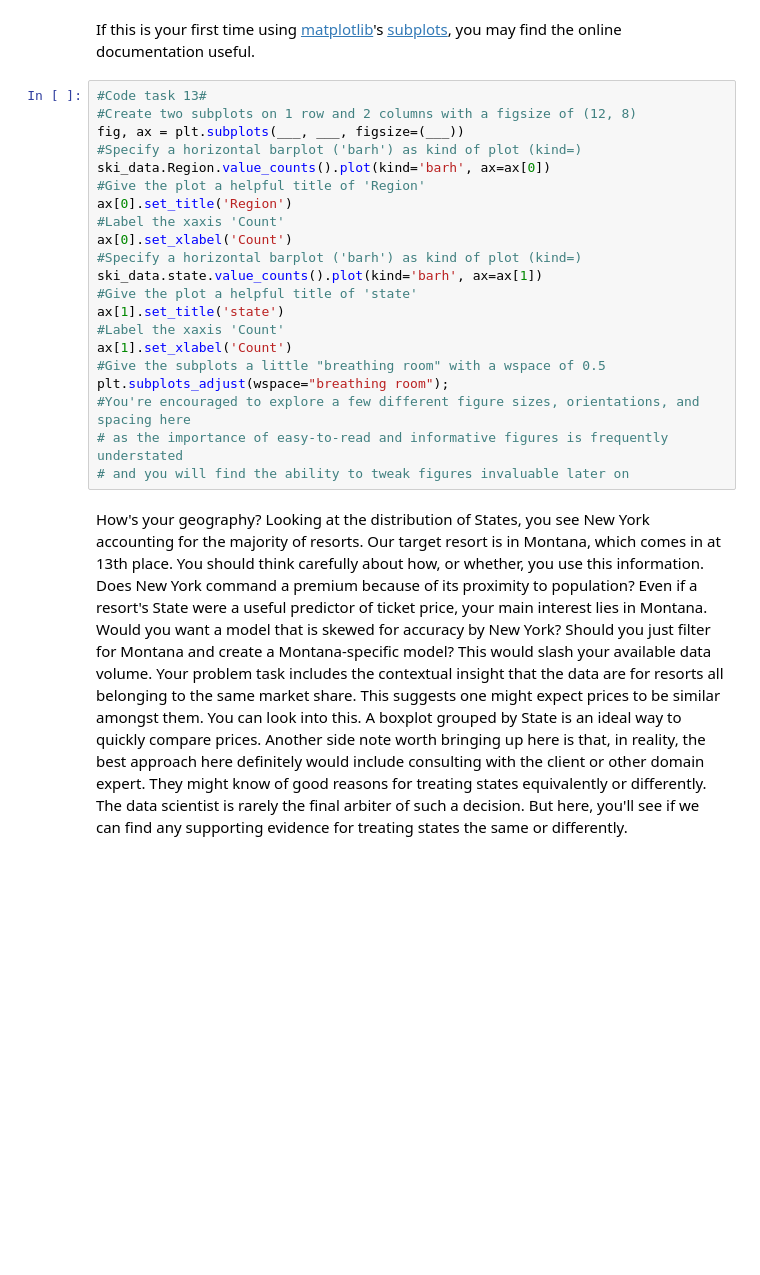
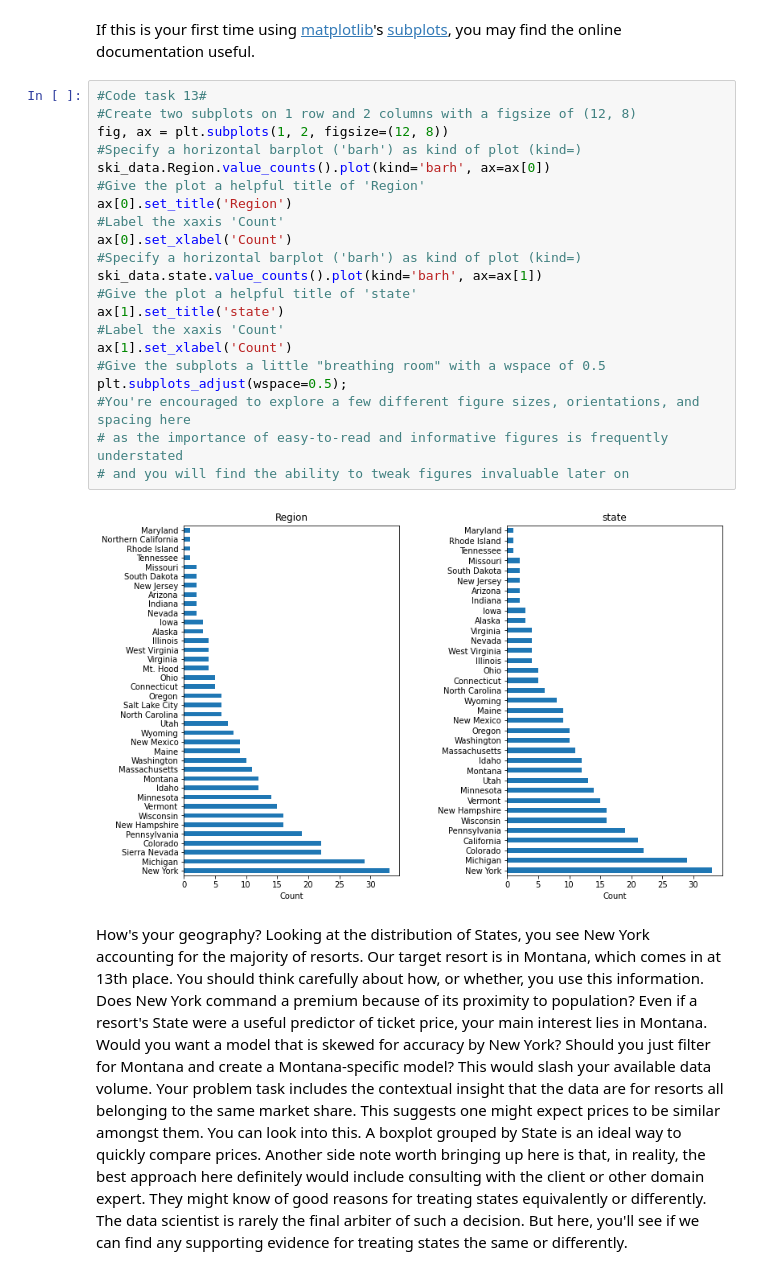
Before and after one commit to ivanjwebb/DataScienceGuidedCapstone, a Jupyter notebook: Notebooks/datawraggling.ipynb, the cells around one changed output. Cells and saved outputs as stored; diff of their text form; blank space fills up the shorter version.

```diff
--- a/Notebooks/datawraggling.ipynb
+++ b/Notebooks/datawraggling.ipynb
@@ -297,24 +374,26 @@ If this is your first time using [matplotlib](https://matplotlib.org/3.2.2/index
 # %%
 #Code task 13#
 #Create two subplots on 1 row and 2 columns with a figsize of (12, 8)
-fig, ax = plt.subplots(___, ___, figsize=(___))
+fig, ax = plt.subplots(1, 2, figsize=(12, 8))
 #Specify a horizontal barplot ('barh') as kind of plot (kind=)
 ski_data.Region.value_counts().plot(kind='barh', ax=ax[0])
 #Give the plot a helpful title of 'Region'
 ax[0].set_title('Region')
 #Label the xaxis 'Count'
 ax[0].set_xlabel('Count')
 #Specify a horizontal barplot ('barh') as kind of plot (kind=)
 ski_data.state.value_counts().plot(kind='barh', ax=ax[1])
 #Give the plot a helpful title of 'state'
 ax[1].set_title('state')
 #Label the xaxis 'Count'
 ax[1].set_xlabel('Count')
 #Give the subplots a little "breathing room" with a wspace of 0.5
-plt.subplots_adjust(wspace="breathing room");
+plt.subplots_adjust(wspace=0.5);
 #You're encouraged to explore a few different figure sizes, orientations, and spacing here
 # as the importance of easy-to-read and informative figures is frequently understated
 # and you will find the ability to tweak figures invaluable later on
+# %% [output]
+[figure, added]
 # %% [markdown]
 How's your geography? Looking at the distribution of States, you see New York accounting for the majority of resorts. Our target resort is in Montana, which comes in at 13th place. You should think carefully about how, or whether, you use this information. Does New York command a premium because of its proximity to population? Even if a resort's State were a useful predictor of ticket price, your main interest lies in Montana. Would you want a model that is skewed for accuracy by New York? Should you just filter for Montana and create a Montana-specific model? This would slash your available data volume. Your problem task includes the contextual insight that the data are for resorts all belonging to the same market share. This suggests one might expect prices to be similar amongst them. You can look into this. A boxplot grouped by State is an ideal way to quickly compare prices. Another side note worth bringing up here is that, in reality, the best approach here definitely would include consulting with the client or other domain expert. They might know of good reasons for treating states equivalently or differently. The data scientist is rarely the final arbiter of such a decision. But here, you'll see if we can find any supporting evidence for treating states the same or differently.
 # %% [markdown]
```
Also changed, not shown: parts of 47 cells of this notebook, 2 other files.
